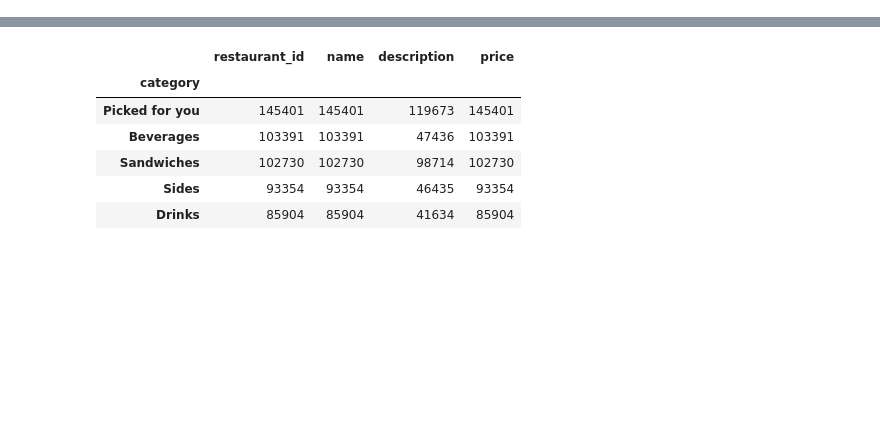
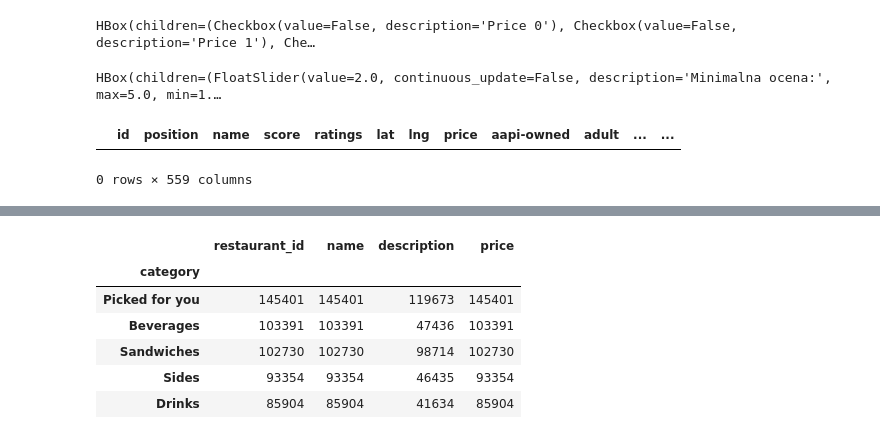
Before and after one commit to infoshareacademy/jdszr9-data_hunters, a Jupyter notebook: Uber Eats USA Restaurants and Menus/main.ipynb, the cells around one changed output, grey strips where cells are left out. Cells and saved outputs as stored; diff of their text form; code cells hidden in the pictures; blank space fills up the shorter version.

```diff
--- a/Uber Eats USA Restaurants and Menus/main.ipynb
+++ b/Uber Eats USA Restaurants and Menus/main.ipynb
@@ -104,0 +117,52 @@ plt.show()
+# %%
+boxP0 = Checkbox(False, description='Price 0')
+boxP1= Checkbox(False, description='Price 1')
+boxP2 = Checkbox(False, description='Price 2')
+boxP3 = Checkbox(False, description='Price 3')
+boxP4 = Checkbox(False, description='Price 4')
+
+###RangeSlider
+min_score = widgets.FloatSlider(
+    value=2.0,
+    min=1.0,
+    max=5.0,
+    step=0.1,
+    description='Minimalna ocena:',
+    continuous_update=False
+)
+max_pos = widgets.IntSlider(
+    value=3,
+    min=1.0,
+    max=100,
+    step=1.0,
+    description='Maksymalna pozycja w wyszukiwarce:',
+    continuous_update=False
+)
+
+
+container = widgets.HBox(children=[boxP0, boxP1, boxP2, boxP3,boxP4 ])
+container2 = widgets.HBox(children=[min_score, max_pos ])
+display(container, alignment=False)
+display(container2, alignment=False)
+def changed(b):
+    clear_output()
+    display(container, alignment=False)
+    display(container2, alignment=False)
+    df_filtered= filter_restaurants(df_new_rest, position_max=max_pos.value, prices =[ i for i, value in enumerate([boxP0.value, boxP1.value, boxP2.value, boxP3.value, boxP4.value]) if value == True], score_min=min_score.value)
+
+#Wypisuje najlepsze restauracje ( 10 najlepszych) sortując po position malejąco, score rosnąco, ratings rosnąco
+    a=df_filtered.sort_values(['position', 'score', 'ratings'], ascending= [True, False, False]).head(10)
+    display(a)
+
+boxP0.observe(changed,names="value")
+boxP1.observe(changed,names="value")
+boxP2.observe(changed,names="value")
+boxP3.observe(changed,names="value")
+boxP4.observe(changed,names="value")
+max_pos.observe(changed,names="value")
+min_score.observe(changed,names="value")
+# %% [output]
+HBox(children=(Checkbox(value=False, description='Price 0'), Checkbox(value=False, description='Price 1'), Che…
+HBox(children=(FloatSlider(value=2.0, continuous_update=False, description='Minimalna ocena:', max=5.0, min=1.…
+|  | id | position | name | score | ratings | lat | lng | price | aapi-owned | adult | ... | ... |
+0 rows × 559 columns
```
Also changed, not shown: parts of 14 cells of this notebook.
